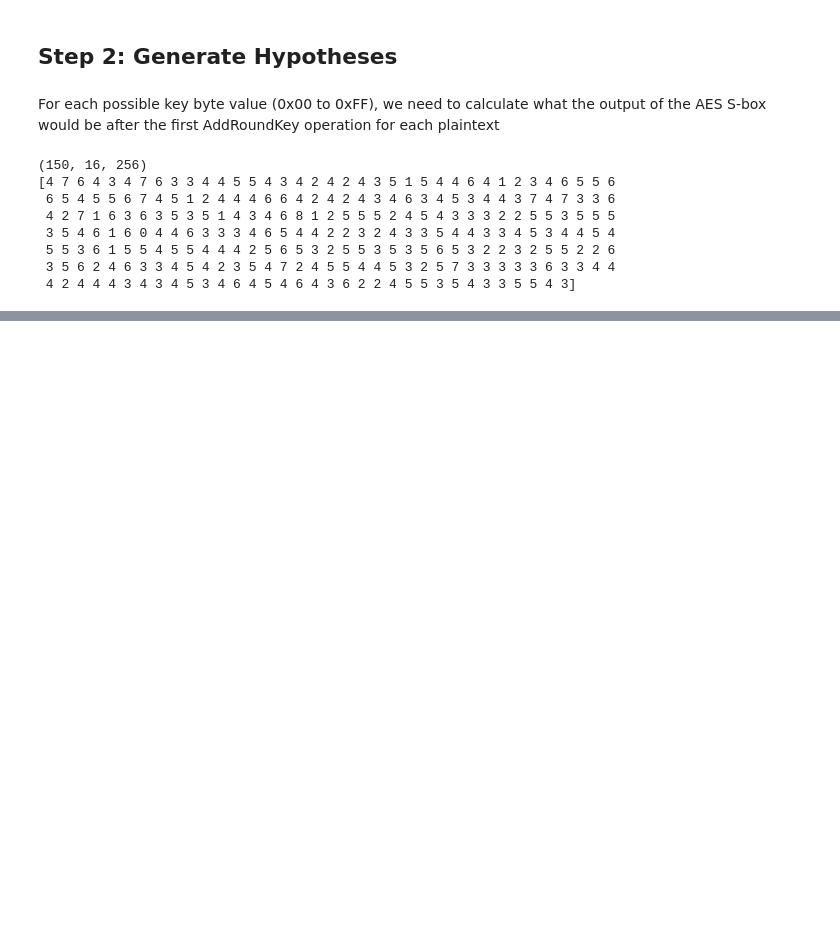
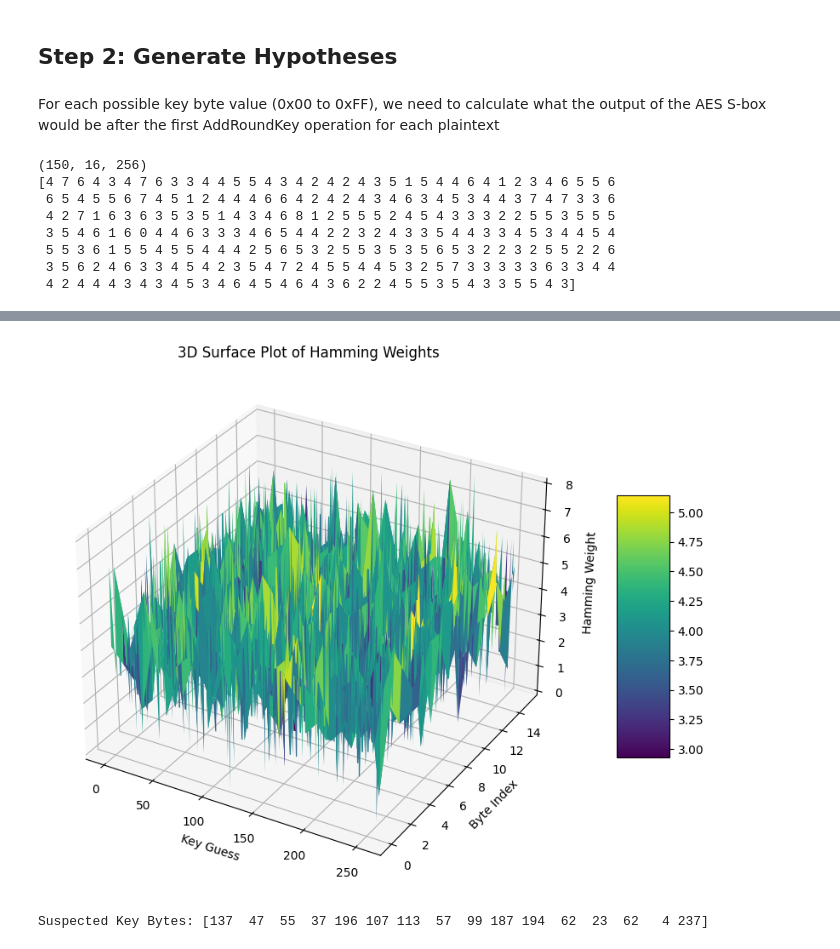
Before and after one commit to blueh0rse/cpa-attack, a Jupyter notebook: attack1.ipynb, the cells around one changed output, grey strips where cells are left out. Drawn from its saved outputs; the diff is of its cells as text; code cells hidden in the pictures; blank space fills up the shorter version.

```diff
--- a/attack1.ipynb
+++ b/attack1.ipynb
@@ -176,0 +213,56 @@ print(hamming_weights)
+# %%
+from mpl_toolkits.mplot3d import Axes3D
+
+X, Y = np.meshgrid(range(256), range(16))  # Key guesses and byte indices
+Z = hamming_weights[0, :, :]  # Change indices as needed for different plaintexts
+
+fig = plt.figure(figsize=(14, 8))
+ax = fig.add_subplot(111, projection='3d')
+surf = ax.plot_surface(X, Y, Z, cmap='viridis')
+fig.colorbar(surf, ax=ax, shrink=0.5, aspect=5)
+ax.set_title('3D Surface Plot of Hamming Weights')
+ax.set_xlabel('Key Guess')
+ax.set_ylabel('Byte Index')
+ax.set_zlabel('Hamming Weight')
+plt.show()
+# %% [output]
+[figure, added]
+# %%
+from scipy.stats import pearsonr
+
+# Assuming dimensions:
+num_traces = 150  # Number of traces
+num_samples = 50000  # Number of samples per trace
+num_key_bytes = 16  # For AES-128, there are 16 bytes in the key
+num_key_guesses = 256  # Possible values for a single byte (0-255)
+
+# Correctly initialize the correlation matrix
+max_correlations = np.zeros((num_key_bytes, num_key_guesses))
+
+# Process each key byte
+for byte_index in range(num_key_bytes):
+    for key_guess in range(num_key_guesses):
+        # Extract the Hamming weight vector for the current key guess across all traces
+        hamming_vector = hamming_weights[:, byte_index, key_guess]
+
+        # Initialize a list to store correlation coefficients for current key guess across all samples
+        correlation_coefficients = []
+
+        # Compute correlation for each sample point across all traces
+        for sample_index in range(num_samples):
+            # Accessing trace sample vector correctly
+            trace_sample_vector = all_traces[byte_index, :, sample_index]
+            if len(hamming_vector) == len(trace_sample_vector):
+                correlation, _ = pearsonr(hamming_vector, trace_sample_vector)
+                correlation_coefficients.append(correlation)
+            else:
+                raise ValueError("The length of the hamming_vector does not match the length of the trace_sample_vector.")
+
+        # Find the maximum correlation for this key guess
+        max_correlations[byte_index, key_guess] = max(correlation_coefficients, default=0)  # Using default=0 to handle empty lists
+
+# Identify the key guess with the highest correlation for each key byte
+key = np.argmax(max_correlations, axis=1)
+print("Suspected Key Bytes:", key)
+# %% [output]
+Suspected Key Bytes: [137  47  55  37 196 107 113  57  99 187 194  62  23  62   4 237]
```
Also changed, not shown: parts of 5 cells of this notebook, 1 other file.
